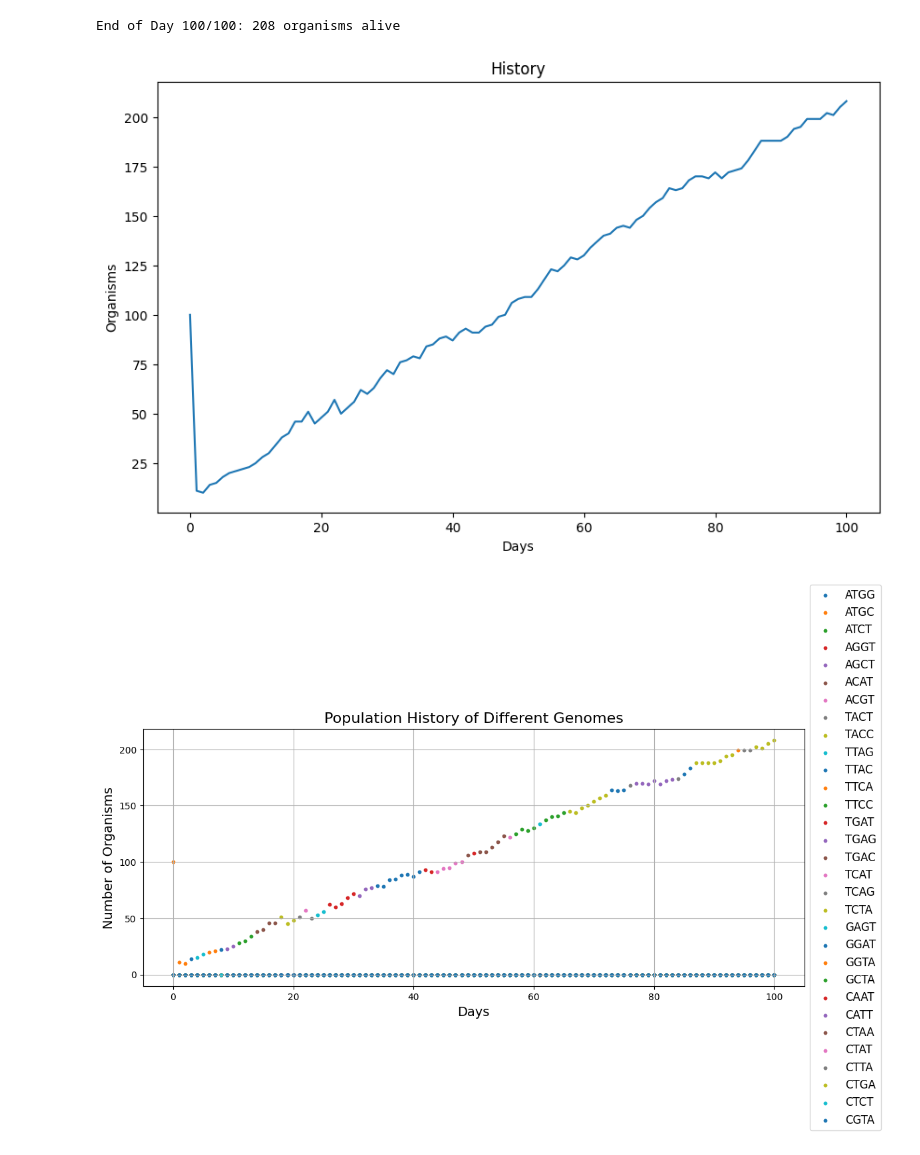
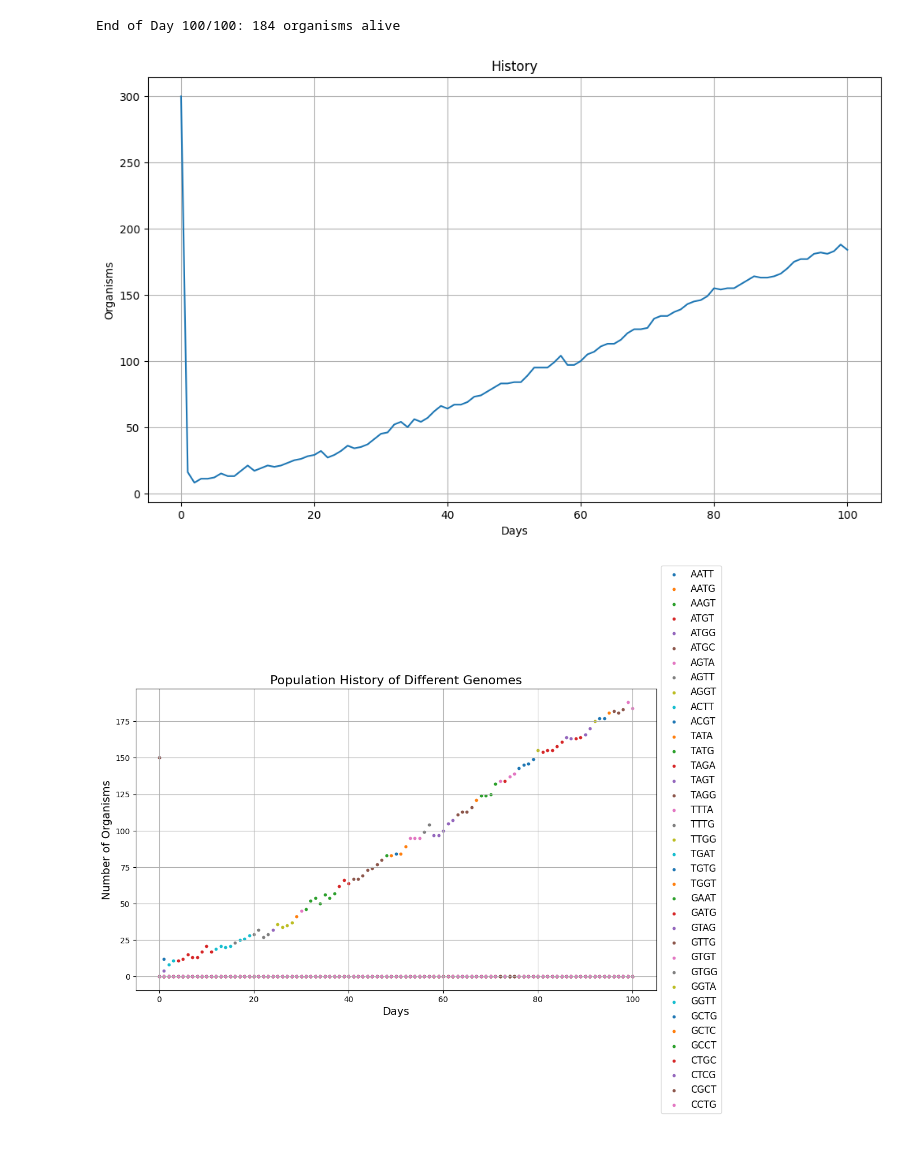
Before and after one commit to FakeFame12/Simulator, a Jupyter notebook: version_2.ipynb, the cells around one changed output. Drawn from its saved outputs; the diff is of its cells as text; code cells hidden in the pictures.

```diff
--- a/version_2.ipynb
+++ b/version_2.ipynb
@@ -38,10 +27,13 @@ def shuffle(x):
 # %%
 class Location:
-    def __init__ (self, x, y):
+    __slots__ = ('x', 'y')
+    def __init__(self, x, y):
         self.x = x
         self.y = y
+
     def __eq__ (self, other):
         return (self.x == other.x) and (self.y == other.y)
+
     def __hash__ (self):
         return hash((self.x, self.y))
 # %%
@@ -81,7 +83,17 @@ class Genome:
         self.genome = shuffled_string
 # %%
 class Organism:
-    def __init__ (self, location, health, energy, mass, genome, energy_required_to_survive, surplus_energy_to_reproduce):
+    __slots__ = ('location', 'health', 'energy', 'mass', 'genome', 'energy_required_to_survive', 'surplus_energy_to_reproduce')
+    def __init__(
+        self,
+        location: Location,
+        health: float = 1,
+        energy: float = 5,
+        mass: float = 1,
+        genome: Genome = Genome(genome = "ATGC"),
+        energy_required_to_survive: float = 10,
+        surplus_energy_to_reproduce: float = 10,
+    ):
         self.health = health
         self.energy = energy
         self.mass = mass
@@ -89,16 +101,24 @@ class Organism:
         self.genome = genome
         self.energy_required_to_survive = (energy_required_to_survive) - (genome.fitness/16) #current amount of energy required, if excess by an amount delta than reproduce
         self.surplus_energy_to_reproduce = (surplus_energy_to_reproduce) - (genome.fitness/16) # if energy surplus == this amount, then reproduce
+
     def isAlive(self):
         return self.health > 0
+
     def speed(self):
         return math.sqrt(2*self.energy/self.mass)
+
     def move(self):
         self.location.x += random.choice([-1, 0, 1])
         self.location.y += random.choice([-1, 0, 1])
 # %%
 class Food:
-    def __init__ (self, location, energy):
+    __slots__ = ('energy', 'location')
+    def __init__(
+        self,
+        location: Location,
+        energy: float,
+    ):
         self.energy = energy
         self.location = location
 # %%
@@ -219,30 +257,30 @@ def simulate(food_airdropped_per_day, total_fauna, max_days):
 # %%
-fauna_alive_history, genome_count_history = simulate(food_airdropped_per_day = 100, total_fauna = 100, max_days = 100)
+organism_count_history, genome_count_history = simulate(food_airdropped_per_day = 100, total_organisms = 300, max_days = 100)
 # %% [output]
-End of Day 100/100: 208 organisms alive
+End of Day 100/100: 184 organisms alive
 # %%
-plt.figure(figsize = (10, 6))
-plt.plot(fauna_alive_history)
+plt.figure(figsize = (12, 7))
+plt.plot(organism_count_history)
 plt.title("History")
+plt.grid(True)
 plt.xlabel('Days')
 plt.ylabel('Organisms')
 plt.show()
 # %% [output]
-[figure, old version]
+[figure, new version]
 # %%
 # Plotting the population history of different genomes with dots
 plt.figure(figsize=(12, 7))
 for genome, history in genome_count_history.items():
     if sum(history) > 0:  # Only plot genomes that have non-zero counts at some point
         days = range(len(history))
         plt.scatter(days, history, label=genome, s=10)  # Use scatter plot for individual dots
 
 plt.xlabel('Days', fontsize=14)
 plt.ylabel('Number of Organisms', fontsize=14)
 plt.title('Population History of Different Genomes', fontsize=16)
 plt.grid(True)
 plt.legend(fontsize=12, loc='center left', bbox_to_anchor=(1, 0.5))
-plt.tight_layout()
 plt.show()
 # %% [output]
-[figure, old version]
+[figure, new version]
```
Also changed, not shown: parts of 5 cells of this notebook.
